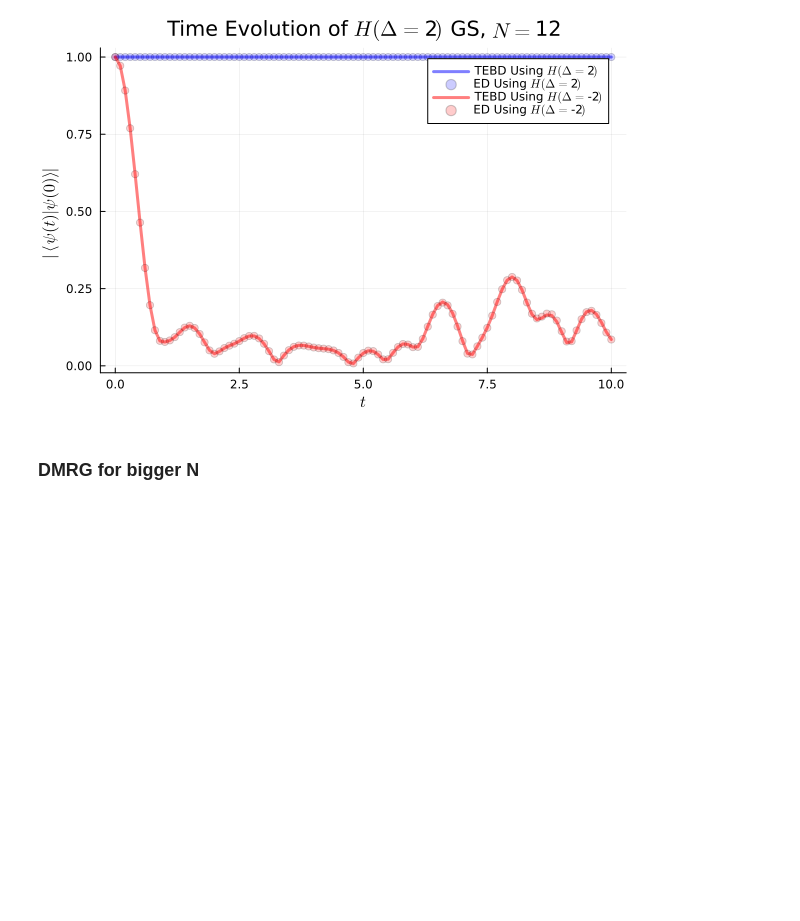
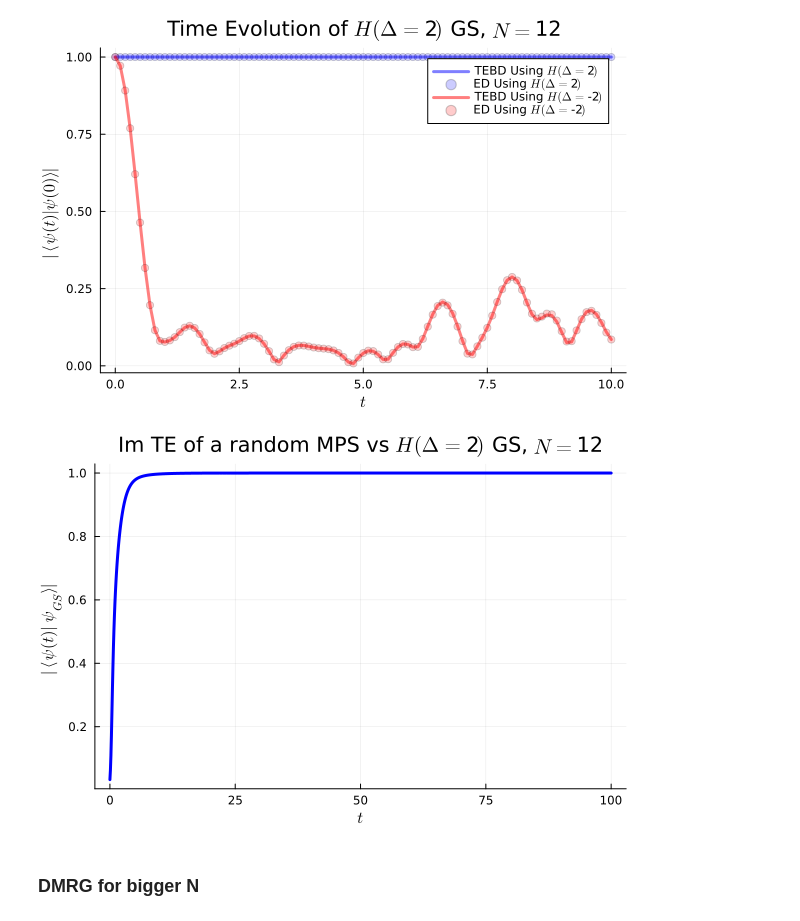
Before and after one commit to Joacop16/Tensor_Networks_with_Julia, a Jupyter notebook: DMRG and ED.ipynb, the cells around one changed output. Saved outputs shown, nothing was run; the diff lists cells and outputs as text; code cells hidden in the pictures; blank space fills up the shorter version.

Commit message:
Last version before meeting including Imaginary Time Evolution and heatmap plotting with python

```diff
--- a/DMRG and ED.ipynb
+++ b/DMRG and ED.ipynb
@@ -514,14 +514,14 @@ function Correlation_ij_expected_value_xy(psi_ground_state, N, Operator_i = "Sz"
     return Distance_ij, Correlation_value_DMRG
 end
 
-function TEBD_Imaginary_Time_Evolution_Amplitud(t, Psi_0, Delta, site_inds)
+function TEBD_Imaginary_Time_Evolution_Amplitud(t, Psi_0, Psi_GS, Delta, site_inds)
     #|Ψ(t)> = exp(-itH)|Ψ(0)>
 
     N = length(Psi_0)
 
 
     cutoff = 1E-8
-    dt = 0.01
+    dt = 0.1
 
     s = site_inds
 
@@ -534,7 +534,7 @@ function TEBD_Imaginary_Time_Evolution_Amplitud(t, Psi_0, Delta, site_inds)
         s2 = s[j + 1]
         hj = Delta*op("Sz", s1)*op("Sz", s2) + 1/2* op("S+", s1)*op("S-", s2) + 1/2*op("S-", s1)*op("S+", s2)
 
-    U = exp(dt/ 2 * hj)
+    U = exp(-dt/ 2 * hj)
     push!(Evolution_Gates, U)
     end
 
@@ -542,14 +542,14 @@ function TEBD_Imaginary_Time_Evolution_Amplitud(t, Psi_0, Delta, site_inds)
 
     Psi_t = Psi_0
 
-    Amplitudes = [abs(inner(Psi_t, Psi_0))]
+    Amplitudes = [abs(inner(Psi_t, Psi_GS))]
     Times = [0.0]
 
     for time in dt:dt:t
         Psi_t = apply(Evolution_Gates, Psi_t; cutoff)
         normalize!(Psi_t)
 
-        append!(Amplitudes, abs(inner(Psi_t, Psi_0)))
+        append!(Amplitudes, abs(inner(Psi_t, Psi_GS)))
         append!(Times, time)
     end
 
@@ -772,6 +785,15 @@ ylabel!(L"| \langle \psi(t) | \psi(0) \rangle |")
 title!("Time Evolution of "*L"H( \Delta ="*string(delta_1)*L")"*" GS, "*L"N ="*string(N))
 # %% [output]
 [figure]
+# %%
+Amplitude_TEBD_Imaginary, Time_TEBD_Imaginary = TEBD_Imaginary_Time_Evolution_Amplitud(100, randomMPS(sites_1,20), psi_ground_state, delta_1, sites_1)
+
+plot(Time_TEBD_Imaginary, Amplitude_TEBD_Imaginary, label= false, color = "blue", linewidth=3, legend=:topright)  #:right, :left, :top, :bottom, :inside, :best, :legend, :topright, :topleft, :bottomleft, :bottomright
+xlabel!(L"t")
+ylabel!(L"| \langle \psi(t) | \psi_{GS} \rangle |")
+title!("Im TE of a random MPS vs "*L"H( \Delta ="*string(delta_1)*L")"*" GS, "*L"N ="*string(N))
+# %% [output]
+[figure, added]
 # %% [markdown]
 ### DMRG for bigger N
 # %%
```
Also changed, not shown: parts of 5 cells of this notebook, 3 other files.
